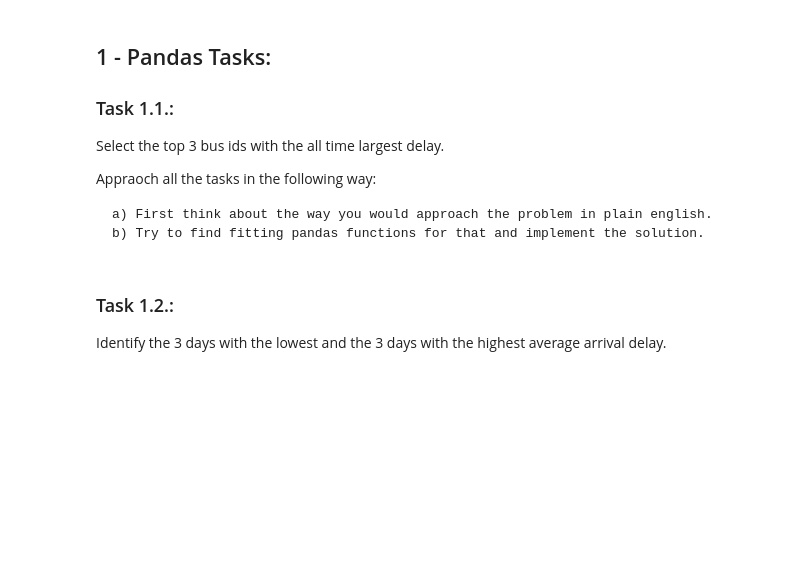
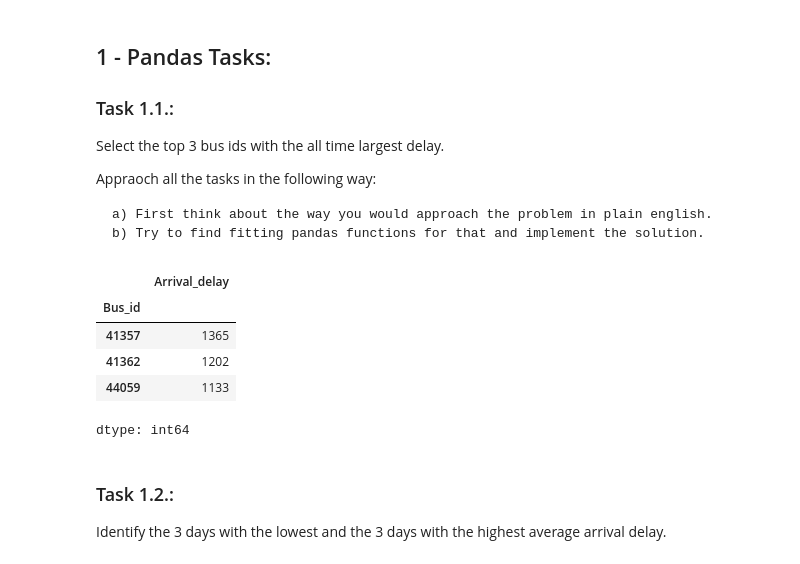
Before and after one commit to Gesturtg/test, a Jupyter notebook: Exercise_1_Python_basics/Exercise_1_python_basics.ipynb, the cells around one changed output. Drawn from its saved outputs; the diff is of its cells as text; code cells hidden in the pictures; blank space fills up the shorter version.

```diff
--- a/Exercise_1_Python_basics/Exercise_1_python_basics.ipynb
+++ b/Exercise_1_Python_basics/Exercise_1_python_basics.ipynb
@@ -186,4 +261,4 @@ import pandas as pd
 # %% [markdown]
 Load the dataset in a pandas DataFrame (similar to a Numpy matrix but offers more functionality)
 # %%
-df = pd.read_csv('Exercise2BusData.csv')
+#df = pd.read_csv('Exercise2BusData.csv')
@@ -218,3 +353,5 @@ df.groupby("Bus_id")["Arrival_delay"].mean()
+# %%
+df["Arrival_time_date"] = pd.to_datetime(df["Arrival_time"], dayfirst=True)
 # %% [markdown]
 ## 1 - Pandas Tasks:
 
@@ -231,3 +366,14 @@ Appraoch all the tasks in the following way:
+# %%
+# Write your code here
+# i would start by filtering the buslines based on their highest arrival delay. I would sort them by the max arrival delay and show the top 3.
+df.groupby("Bus_id")["Arrival_delay"].max().sort_values(ascending=False).head(3)
+# %% [output]
+|  | Arrival_delay |
+| Bus_id |  |
+| 41357 | 1365 |
+| 41362 | 1202 |
+| 44059 | 1133 |
+dtype: int64
 # %% [markdown]
 ### Task 1.2.:
 
```
Also changed, not shown: parts of 31 cells of this notebook.
